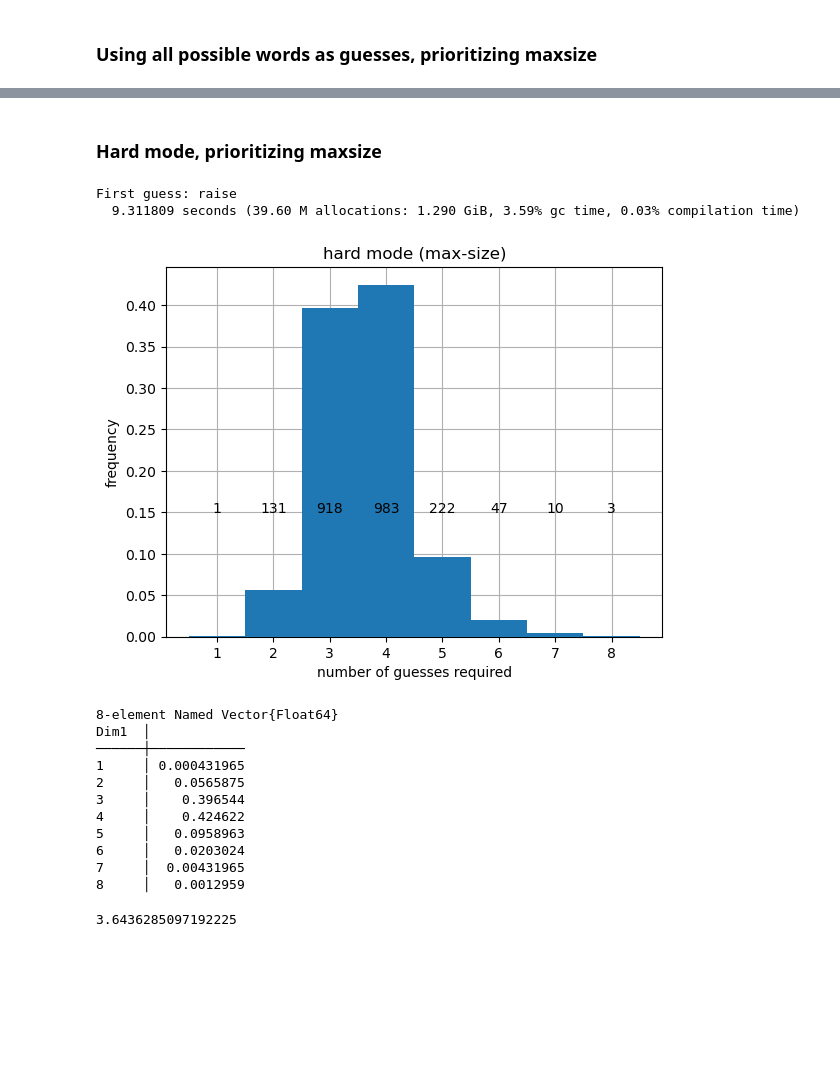
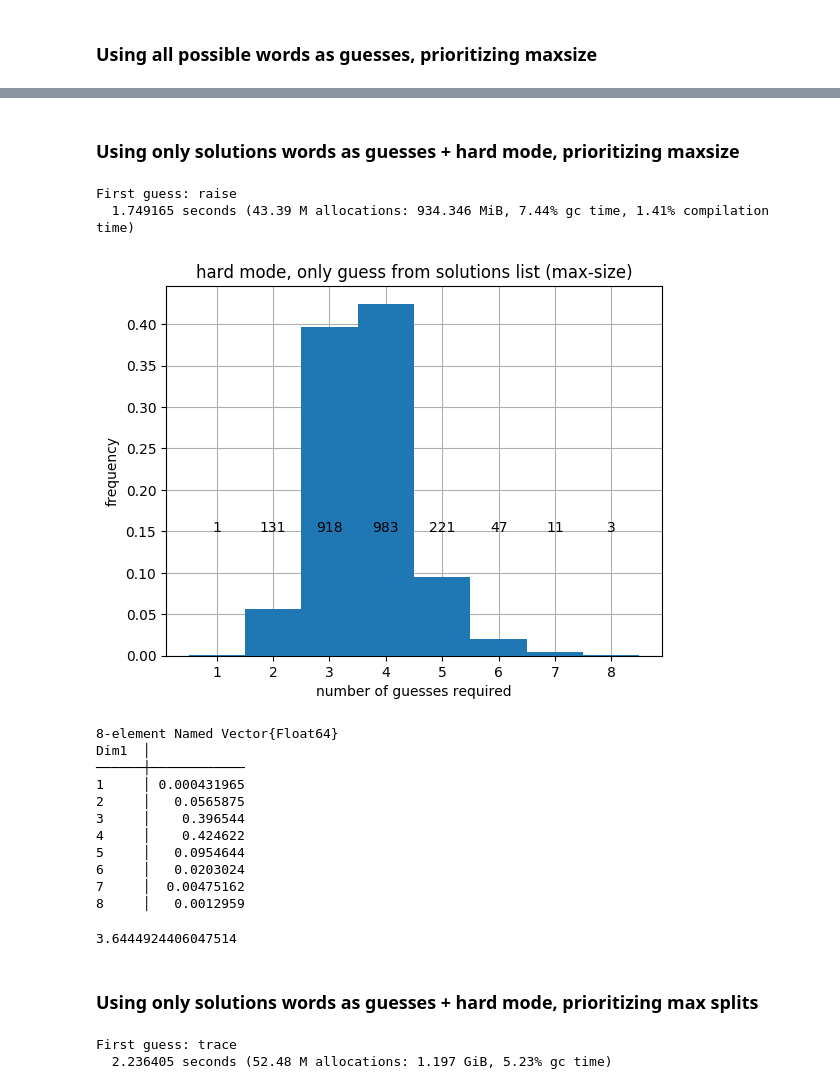
Before and after one commit to LaurentLessard/wordlesolver, a Jupyter notebook: performance.ipynb, the cells around one changed output, grey strips where cells are left out. Saved outputs shown, nothing was run; the diff lists cells and outputs as text; code cells hidden in the pictures; blank space fills up the shorter version.

```diff
--- a/performance.ipynb
+++ b/performance.ipynb
@@ -169,33 +12,0 @@ end;
-# %%
-function get_num_turns(
-    candidate_pool::Vector{String},
-    solution_pool::Vector{String};
-    heuristic::Heuristic = PRIORITIZE_ENTROPY,
-    hard_mode::Bool = false,
-    first_word::String = hard_mode ? find_move(candidate_pool, solution_pool, heuristic = heuristic) : find_move(solution_pool, solution_pool, heuristic = heuristic)
-)::Vector{Int64}
-    @time begin
-        println("First guess: $(first_word)")
-        @showprogress map(
-            w -> apply_strategy(w, first_word, candidate_pool, solution_pool, heuristic = heuristic, hard_mode = hard_mode),
-            solution_pool
-        )
-    end
-end;
-# %%
-function plot_num_turns(turns::Vector{Int64}; title_text::String, saved_filename::String)
-    n = maximum(turns)
-    msol = hist(turns, bins=1:n+1, density=true, align="left", zorder=3);
-    xlabel("number of guesses required")
-    ylabel("frequency")
-    title(title_text)
-    for i = 1:n
-        text(i,0.15,floor(Int,msol[1][i]*length(solutions)), horizontalalignment="center")
-    end
-    grid(zorder=0)
-
-    if !isdir("figures")
-        mkdir("figures")
-    end
-    savefig("figures/" * saved_filename)
-end;
@@ -359,18 +242,18 @@ Statistics.mean(turns_hard_ent)
 # %% [markdown]
-### Hard mode, prioritizing maxsize
+### Using only solutions words as guesses + hard mode, prioritizing maxsize
 # %%
-turns_hard = get_num_turns(solutions, solutions, heuristic=PRIORITIZE_MAX_GROUP_SIZE, hard_mode = true);
+turns_hard = get_num_turns(SOLUTION_WORD_IDXS, SOLUTION_WORD_IDXS, heuristic=PRIORITIZE_MAX_GROUP_SIZE, hard_mode = true);
 # %% [output]
 First guess: raise
-  9.311809 seconds (39.60 M allocations: 1.290 GiB, 3.59% gc time, 0.03% compilation time)
+  1.749165 seconds (43.39 M allocations: 934.346 MiB, 7.44% gc time, 1.41% compilation time)
 # %%
 plot_num_turns(
     turns_hard,
-    title_text="hard mode (max-size)",
+    title_text="hard mode, only guess from solutions list (max-size)",
     saved_filename="strat_using_hard_mode.png"
 )
 # %% [output]
-[figure, old version]
+[figure, new version]
 # %%
 prop(freqtable(turns_hard))
 # %% [output]
@@ -381,11 +264,18 @@ Dim1  │
 2     │   0.0565875
 3     │    0.396544
 4     │    0.424622
-5     │   0.0958963
+5     │   0.0954644
 6     │   0.0203024
-7     │  0.00431965
+7     │  0.00475162
 8     │   0.0012959
 # %%
 Statistics.mean(turns_hard)
 # %% [output]
-3.6436285097192225
+3.6444924406047514
+# %% [markdown]
+### Using only solutions words as guesses + hard mode, prioritizing max splits
+# %%
+turns_hard_split = get_num_turns(SOLUTION_WORD_IDXS, SOLUTION_WORD_IDXS, heuristic=PRIORITIZE_SPLITS, hard_mode = true);
+# %% [output]
+First guess: trace
+  2.236405 seconds (52.48 M allocations: 1.197 GiB, 5.23% gc time)
```
Also changed, not shown: parts of 59 cells of this notebook, 12 other files.
